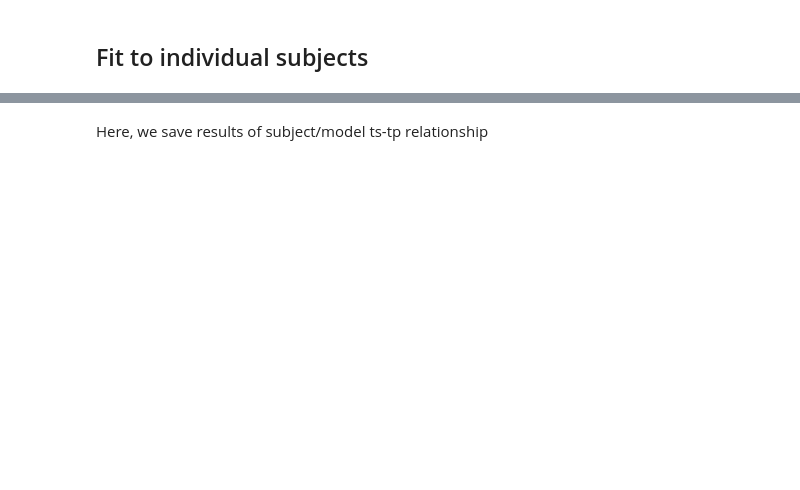
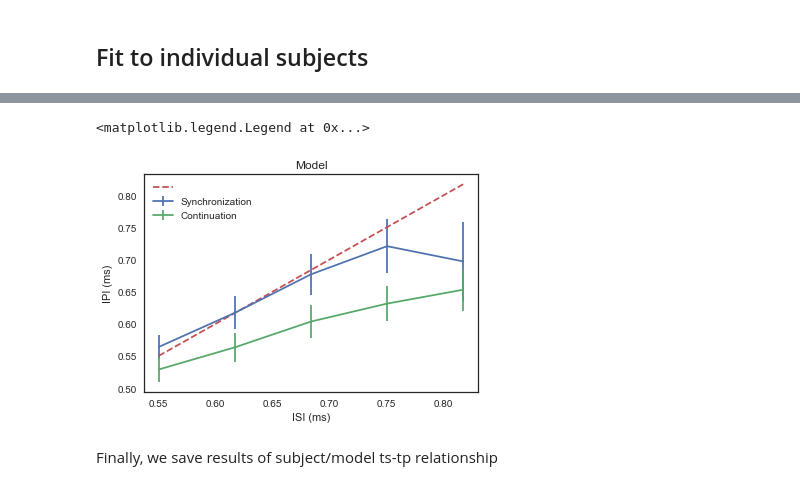
Before and after one commit to jazlab/SE_NL_MJ_2020, a Jupyter notebook: SynchronizationContinuation.ipynb, the cells around one changed output, grey strips where cells are left out. Saved outputs shown, nothing was run; the diff lists cells and outputs as text; code cells hidden in the pictures; blank space fills up the shorter version.

```diff
--- a/SynchronizationContinuation.ipynb
+++ b/SynchronizationContinuation.ipynb
@@ -563,2 +467,9 @@ plot_subject_ts_tp('C:\\Users\\Sur lab\\Dropbox (MIT)\\Jazayeri\\SyncContData\\A
 # %%
 plot_model_ts_tp(Ival=Isummary[0], Kval=Ksummary[0], alphaval=alphasummary[0], sigmaval=0.01)
+plt.title('Model')
+plt.xlabel('ISI (ms)')
+plt.ylabel('IPI (ms)')
+plt.legend(['', 'Synchronization', 'Continuation'])
+# %% [output]
+<matplotlib.legend.Legend at 0x...>
+[figure, added]
@@ -573,2 +476,2 @@ for i in range(6):
 # %% [markdown]
-Here, we save results of subject/model ts-tp relationship
+Finally, we save results of subject/model ts-tp relationship
```
Also changed, not shown: parts of 24 cells of this notebook, 2 other files.
